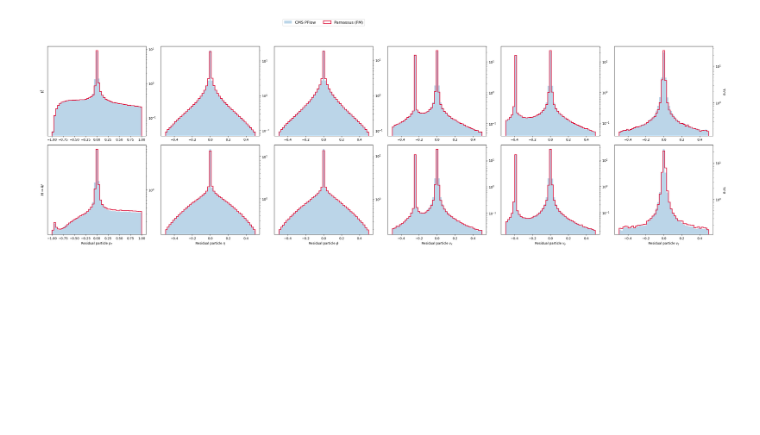
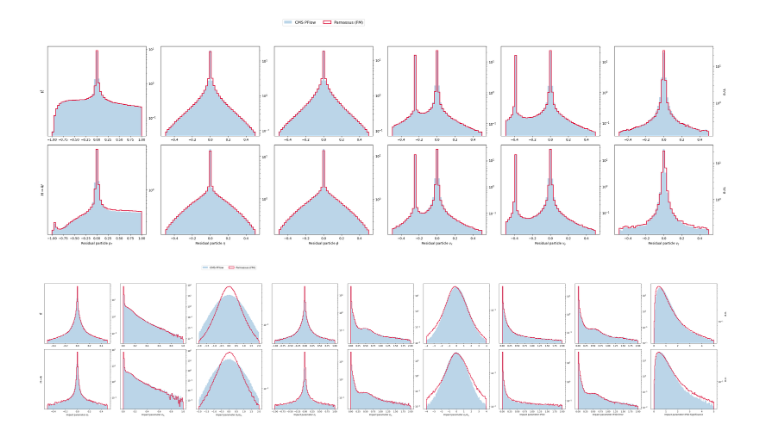
Before and after one commit to omphalos-mc/parnassus-clas12, a Jupyter notebook: src/parnassus_core/experiments/cms_2011/notebooks/performance_test.ipynb, the cells around one changed output. Saved outputs shown, nothing was run; the diff lists cells and outputs as text; code cells hidden in the pictures; blank space fills up the shorter version.

Commit message:
Add impact paramters plotting

```diff
--- a/src/parnassus_core/experiments/cms_2011/notebooks/performance_test.ipynb
+++ b/src/parnassus_core/experiments/cms_2011/notebooks/performance_test.ipynb
@@ -162,3 +180,29 @@ fig = plot_helper.plot_particle_features(log_scale_vars=["pt", "vx", "vy", "vz"]
 fig = plot_helper.plot_particle_features(residuals=True, log_scale_vars="all")
 # %% [output]
 [figure]
+# %%
+import numpy as np
+from collections import defaultdict
+
+
+def constant_factory(value):
+    """Factory function to create a constant value."""
+    return lambda: value
+# %%
+ip_bins = {
+    "d0": defaultdict(constant_factory(np.linspace(-0.5, 0.5, 100))),
+    "d0Error": defaultdict(constant_factory(np.linspace(0, 1, 100))),
+    "d0Sig": defaultdict(constant_factory(np.linspace(-2, 2, 100))),
+    "z0": defaultdict(constant_factory(np.linspace(-1, 1, 100))),
+    "z0Error": defaultdict(constant_factory(np.linspace(0, 2, 100))),
+    "z0Sig": defaultdict(constant_factory(np.linspace(-4, 4, 100))),
+    "ip3d": defaultdict(constant_factory(np.linspace(0, 2, 100))),
+    "ip3dError": defaultdict(constant_factory(np.linspace(0, 2, 100))),
+    "ip3dSig": defaultdict(constant_factory(np.linspace(0, 5, 100))),
+}
+# %%
+fig = plot_helper.plot_impact_features(
+    bins=ip_bins, log_scale_vars="all", collection="jet"
+)
+# %% [output]
+[figure, added]
```
Also changed, not shown: parts of 4 cells of this notebook, 5 other files.
